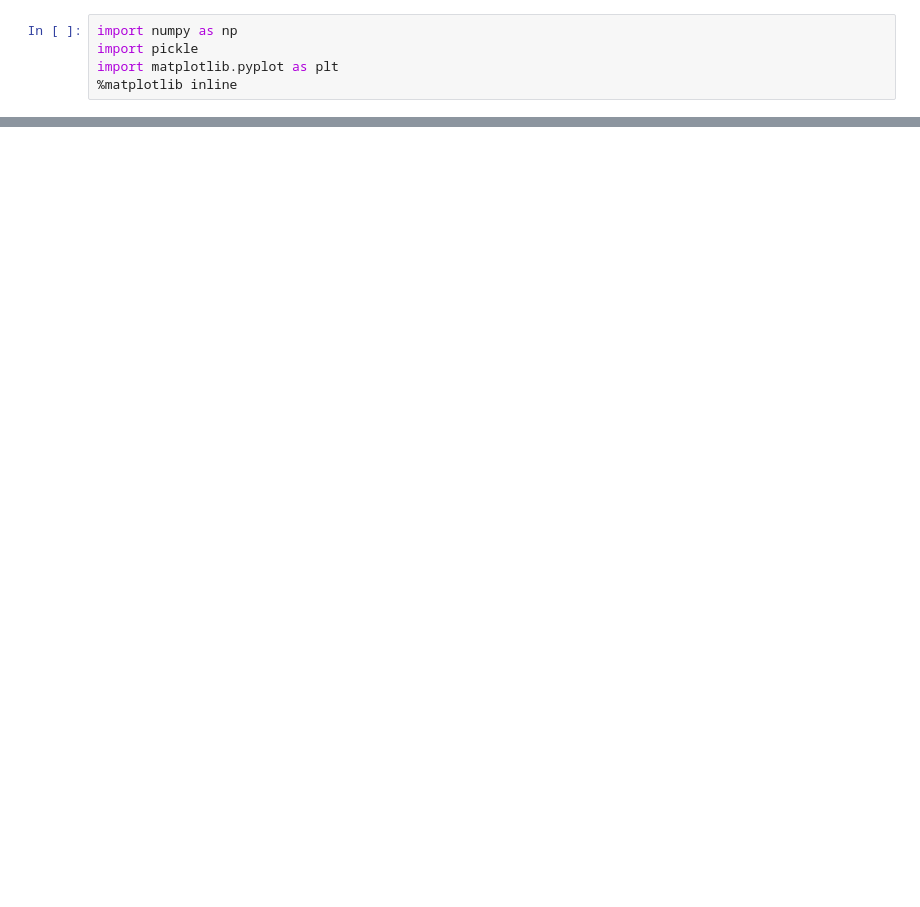
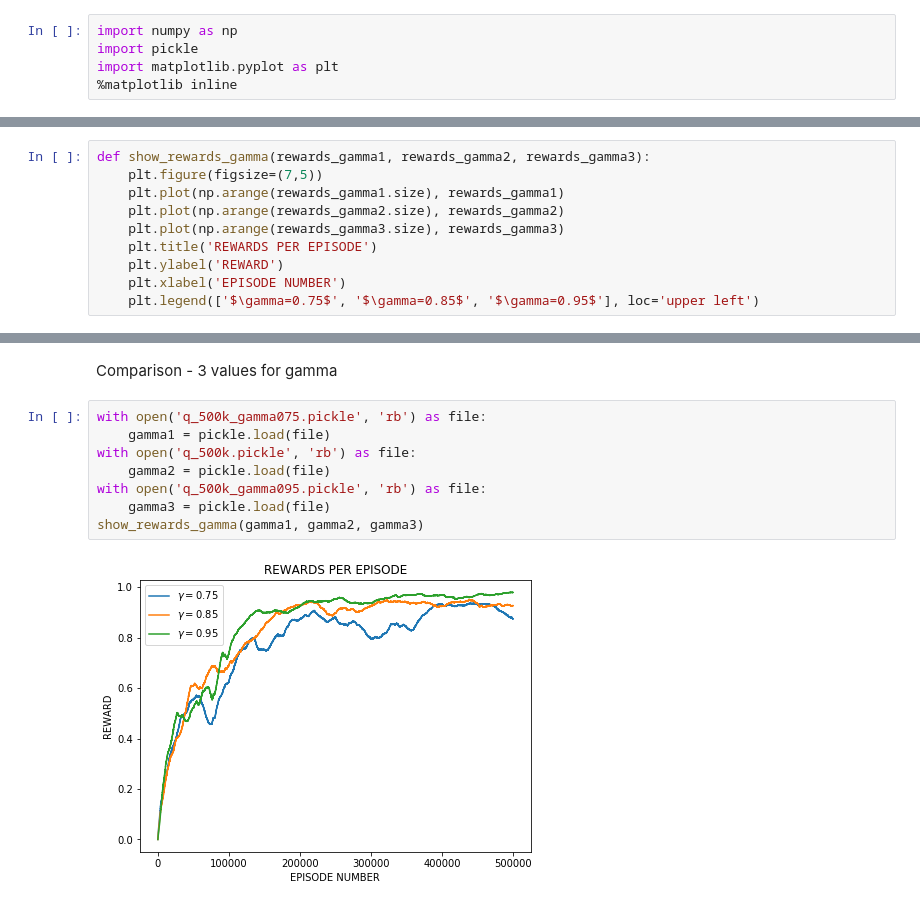
Before and after one commit to butoialexandra/Chess-Agent, a Jupyter notebook: Untitled.ipynb, the cells around one changed output, grey strips where cells are left out. Drawn from its saved outputs; the diff is of its cells as text; blank space fills up the shorter version.

```diff
--- a/Untitled.ipynb
+++ b/Untitled.ipynb
@@ -20,0 +36,10 @@ def show_sarsa_vs_qlearning(rewards_sarsa, rewards_q):
+# %%
+def show_rewards_gamma(rewards_gamma1, rewards_gamma2, rewards_gamma3):
+    plt.figure(figsize=(7,5))
+    plt.plot(np.arange(rewards_gamma1.size), rewards_gamma1)
+    plt.plot(np.arange(rewards_gamma2.size), rewards_gamma2)
+    plt.plot(np.arange(rewards_gamma3.size), rewards_gamma3)
+    plt.title('REWARDS PER EPISODE')
+    plt.ylabel('REWARD')
+    plt.xlabel('EPISODE NUMBER')
+    plt.legend(['$\gamma=0.75$', '$\gamma=0.85$', '$\gamma=0.95$'], loc='upper left')
@@ -26,0 +84,12 @@ show_sarsa(rewards)
+# %% [markdown]
+Comparison - 3 values for gamma
+# %%
+with open('q_500k_gamma075.pickle', 'rb') as file:
+    gamma1 = pickle.load(file)
+with open('q_500k.pickle', 'rb') as file:
+    gamma2 = pickle.load(file)
+with open('q_500k_gamma095.pickle', 'rb') as file:
+    gamma3 = pickle.load(file)
+show_rewards_gamma(gamma1, gamma2, gamma3)
+# %% [output]
+[figure, added]
```
Also changed, not shown: parts of 17 cells of this notebook, 11 other files.
